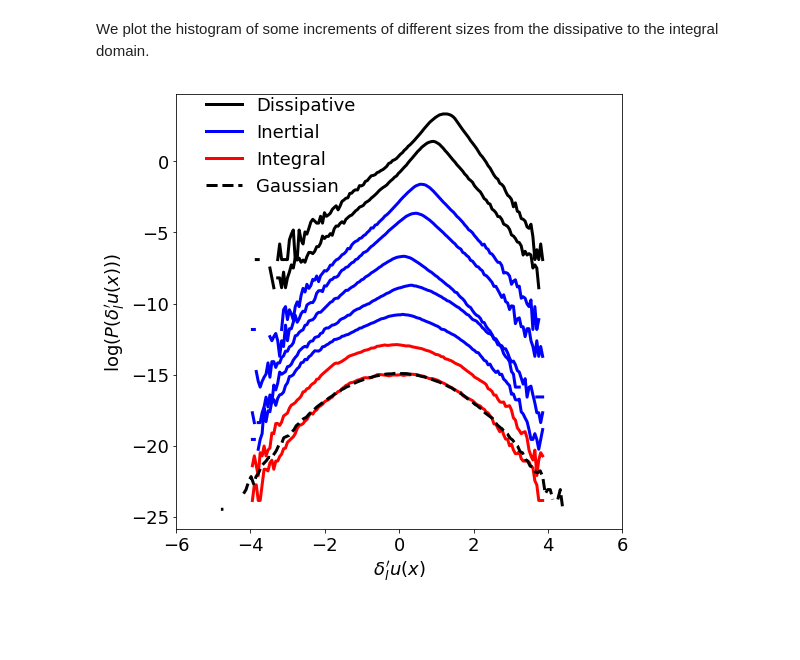
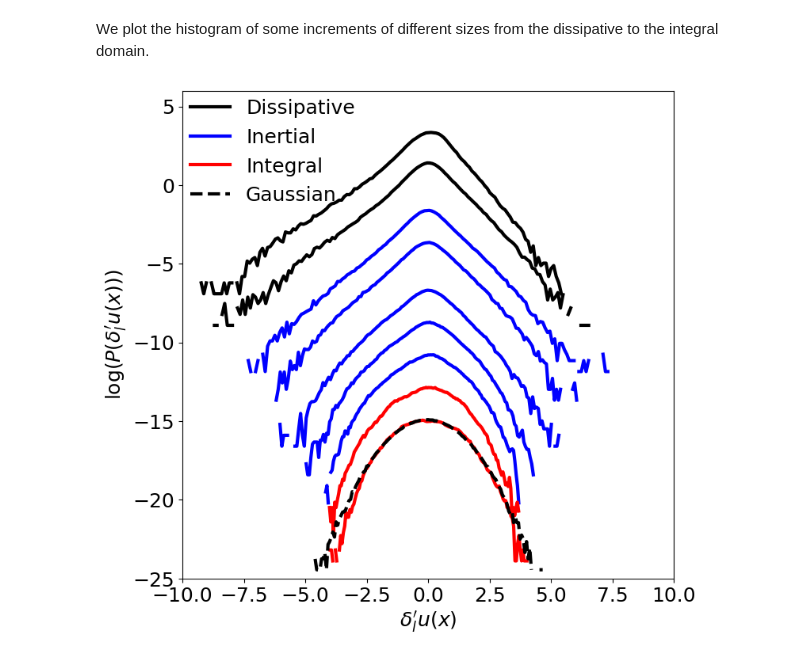
Before and after one commit to cgranerob/NN-Turb, a Jupyter notebook: NN-Turb_Fields_Generation.ipynb, the cells around one changed output. Drawn from its saved outputs; the diff is of its cells as text; code cells hidden in the pictures; blank space fills up the shorter version.

```diff
--- a/NN-Turb_Fields_Generation.ipynb
+++ b/NN-Turb_Fields_Generation.ipynb
@@ -378,33 +378,34 @@ histi16, bins16=np.histogram(incrs16.flatten(), bins=bb, density=True)
 histi64, bins64=np.histogram(incrs64.flatten(), bins=bb, density=True)
 histi256, bins256=np.histogram(incrs256.flatten(), bins=bb, density=True)
 histi1024, bins1024=np.histogram(incrs1024.flatten(), bins=bb, density=True)
 histi4096, bins4096=np.histogram(incrs4096.flatten(), bins=bb, density=True)
 histi10000, bins10000=np.histogram(incrs10000.flatten(), bins=bb, density=True)
 
 # Centered and Standardized Gaussian histogram
 xgn=np.random.randn(nb*N)
 histgn, binsgn=np.histogram(xgn, bins=bb, density=True)
 
 # Figure 3
 fig, ax = plt.subplots(1, 1, figsize=(8, 8))
 
 # sub1 S2
 line1,=plt.plot(bins2[0:-1],4+np.log(histi2), 'k', linewidth=3)
 plt.plot(bins4[0:-1],2+np.log(histi4), 'k', linewidth=3)
 line2,=plt.plot(bins8[0:-1],-1+np.log(histi8), 'b', linewidth=3)
 plt.plot(bins16[0:-1],-3+np.log(histi16), 'b', linewidth=3)
 plt.plot(bins64[0:-1],-6+np.log(histi64), 'b', linewidth=3)
 plt.plot(bins256[0:-1],-8+np.log(histi256), 'b', linewidth=3)
 plt.plot(bins1024[0:-1],-10+np.log(histi1024), 'b', linewidth=3)
 line3,=plt.plot(bins4096[0:-1],-12+np.log(histi4096), 'r', linewidth=3)
 plt.plot(bins10000[0:-1],-14+np.log(histi10000), 'r', linewidth=3)
 line4,=plt.plot(binsgn[0:-1],-14+np.log(histgn),'k--',linewidth=3)
-plt.xlim(-6,6)
-plt.legend([line1,line2,line3,line4],['Dissipative','Inertial','Integral','Gaussian'], loc=[0.05 , 0.75], fontsize=fs, frameon=False)
+plt.xlim(-10,10)
+plt.ylim(-25,6)
+plt.legend([line1,line2,line3,line4],['Dissipative','Inertial','Integral','Gaussian'], loc=[0.0 , 0.75], fontsize=fs, frameon=False)
 plt.ylabel(r'$\log(P(\delta^{\prime}_l u(x)))$', fontsize=fs)
 plt.xlabel(r'$\delta^{\prime}_l u(x)$', fontsize=fs)
 plt.tick_params(labelsize=ts)
 
 plt.show()
 # %% [output]
-[figure, old version]
+[figure, new version]
```
Also changed, not shown: parts of 4 cells of this notebook, 2 other files.
